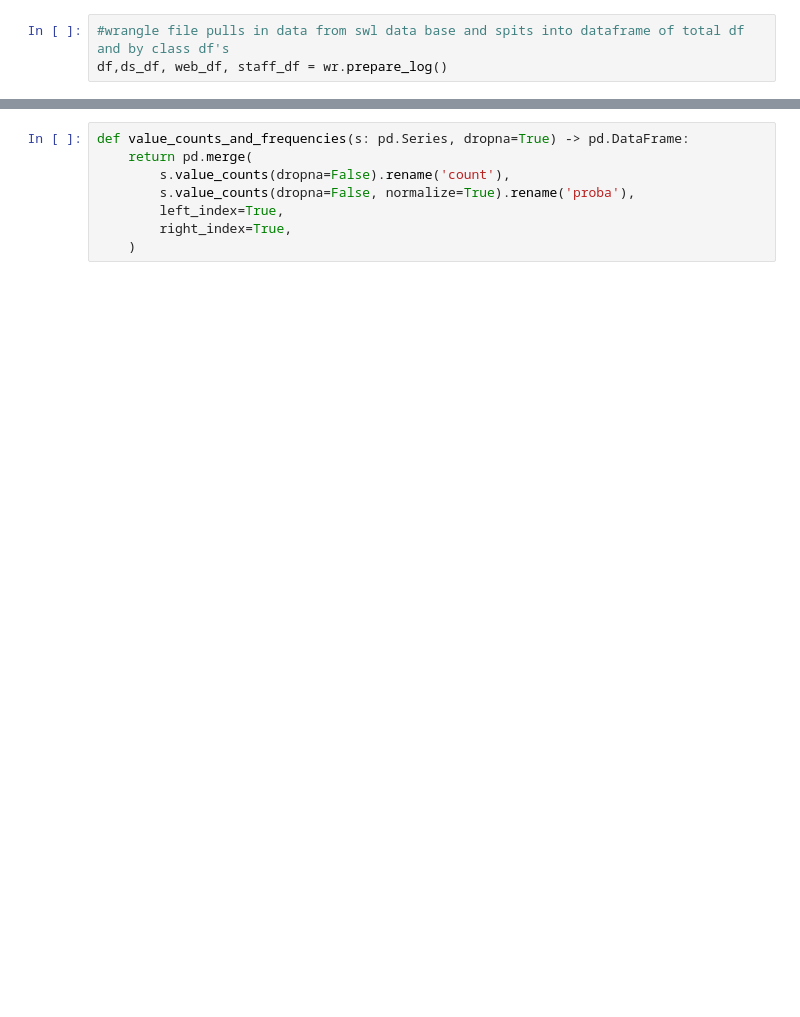
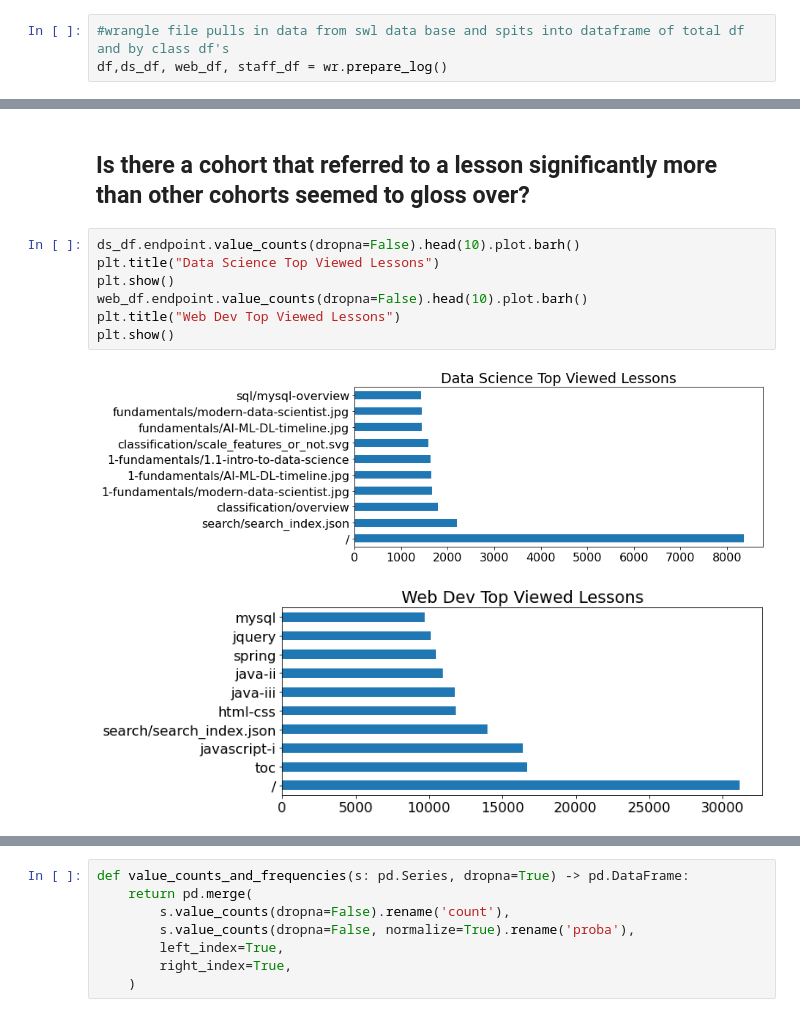
Before and after one commit to VincentBanuelos/anomaly-detection-project, a Jupyter notebook: ad-work.ipynb, the cells around one changed output, grey strips where cells are left out. Saved outputs shown, nothing was run; the diff lists cells and outputs as text; blank space fills up the shorter version.

```diff
--- a/ad-work.ipynb
+++ b/ad-work.ipynb
@@ -122,0 +64,12 @@ Name: page_3, dtype: int64
+# %% [markdown]
+## Is there a cohort that referred to a lesson significantly more than other cohorts seemed to gloss over?
+# %%
+ds_df.endpoint.value_counts(dropna=False).head(10).plot.barh()
+plt.title("Data Science Top Viewed Lessons")
+plt.show()
+web_df.endpoint.value_counts(dropna=False).head(10).plot.barh()
+plt.title("Web Dev Top Viewed Lessons")
+plt.show()
+# %% [output]
+[figure, added]
+[figure, added]
```
Also changed, not shown: parts of 28 cells of this notebook, 1 other file.
